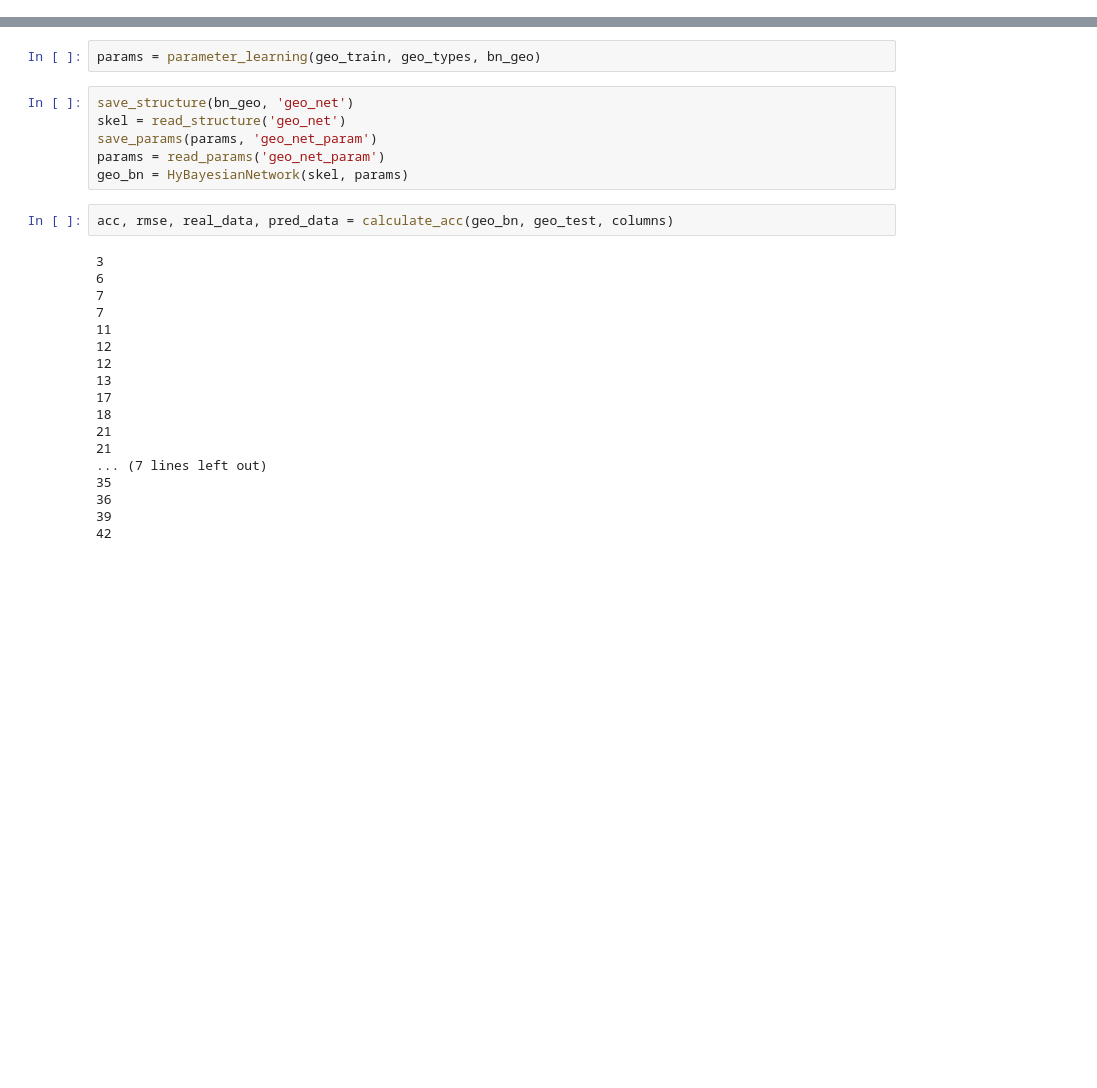
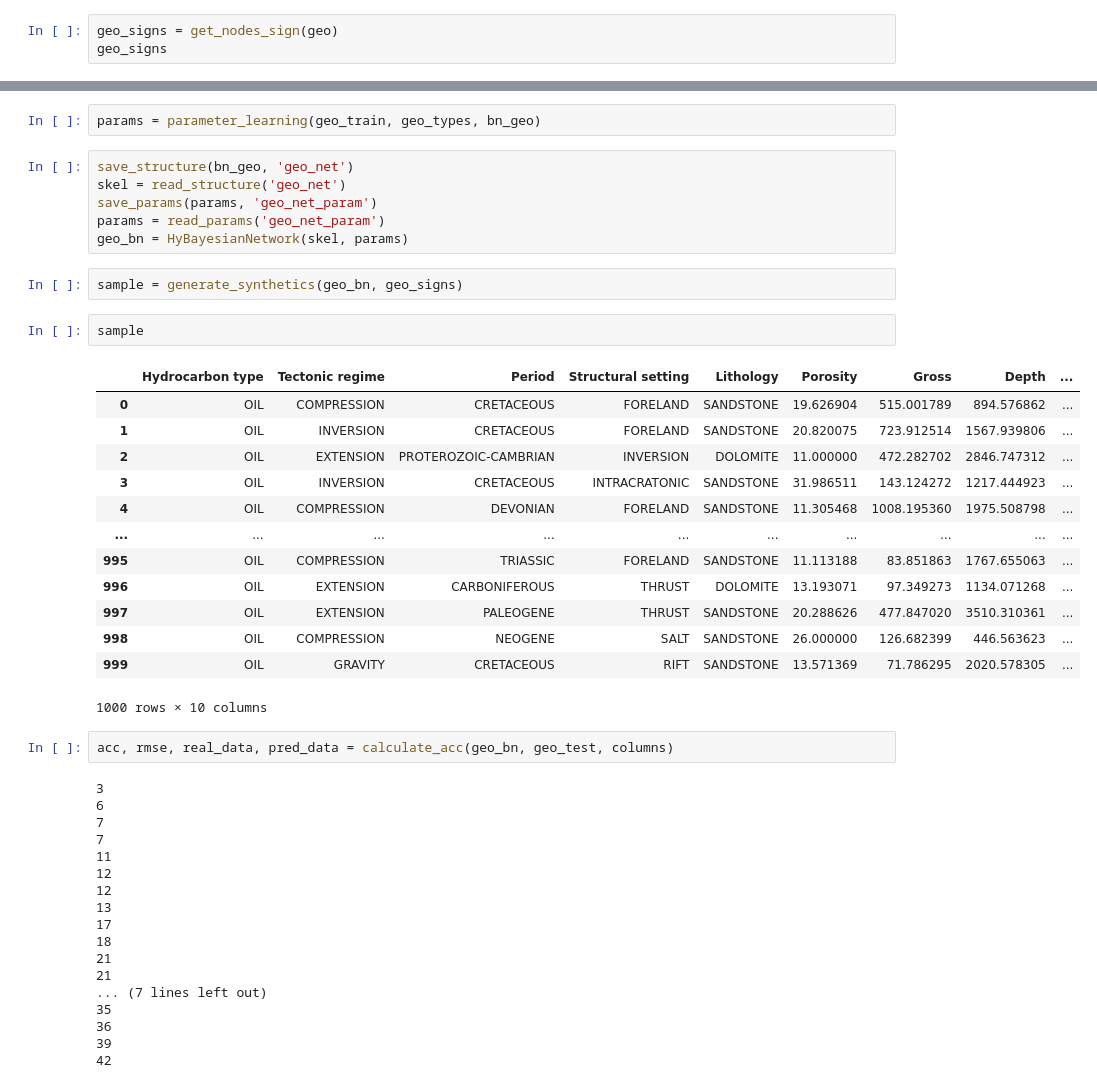
Before and after one commit to Anaxagor/Mixed-Learning-of-Bayesian-Networks, a Jupyter notebook: experiments/ysc_exp_geo.ipynb, the cells around one changed output, grey strips where cells are left out. Cells and saved outputs as stored; diff of their text form; blank space fills up the shorter version.

```diff
--- a/experiments/ysc_exp_geo.ipynb
+++ b/experiments/ysc_exp_geo.ipynb
@@ -53,3 +54,6 @@ geo_types
  'Porosity': 'cont',
  'Permeability': 'cont',
  'Depth': 'cont'}
+# %%
+geo_signs = get_nodes_sign(geo)
+geo_signs
@@ -84,6 +94,24 @@ skel = read_structure('geo_net')
 save_params(params, 'geo_net_param')
 params = read_params('geo_net_param')
 geo_bn = HyBayesianNetwork(skel, params)
+# %%
+sample = generate_synthetics(geo_bn, geo_signs)
+# %%
+sample
+# %% [output]
+|  | Hydrocarbon type | Tectonic regime | Period | Structural setting | Lithology | Porosity | Gross | Depth | ... |
+| 0 | OIL | COMPRESSION | CRETACEOUS | FORELAND | SANDSTONE | 19.626904 | 515.001789 | 894.576862 | ... |
+| 1 | OIL | INVERSION | CRETACEOUS | FORELAND | SANDSTONE | 20.820075 | 723.912514 | 1567.939806 | ... |
+| 2 | OIL | EXTENSION | PROTEROZOIC-CAMBRIAN | INVERSION | DOLOMITE | 11.000000 | 472.282702 | 2846.747312 | ... |
+| 3 | OIL | INVERSION | CRETACEOUS | INTRACRATONIC | SANDSTONE | 31.986511 | 143.124272 | 1217.444923 | ... |
+| 4 | OIL | COMPRESSION | DEVONIAN | FORELAND | SANDSTONE | 11.305468 | 1008.195360 | 1975.508798 | ... |
+| ... | ... | ... | ... | ... | ... | ... | ... | ... | ... |
+| 995 | OIL | COMPRESSION | TRIASSIC | FORELAND | SANDSTONE | 11.113188 | 83.851863 | 1767.655063 | ... |
+| 996 | OIL | EXTENSION | CARBONIFEROUS | THRUST | DOLOMITE | 13.193071 | 97.349273 | 1134.071268 | ... |
+| 997 | OIL | EXTENSION | PALEOGENE | THRUST | SANDSTONE | 20.288626 | 477.847020 | 3510.310361 | ... |
+| 998 | OIL | COMPRESSION | NEOGENE | SALT | SANDSTONE | 26.000000 | 126.682399 | 446.563623 | ... |
+| 999 | OIL | GRAVITY | CRETACEOUS | RIFT | SANDSTONE | 13.571369 | 71.786295 | 2020.578305 | ... |
+1000 rows × 10 columns
 # %%
 acc, rmse, real_data, pred_data = calculate_acc(geo_bn, geo_test, columns)
 # %% [output]
```
Also changed, not shown: parts of 2 cells of this notebook, 5 other files.
